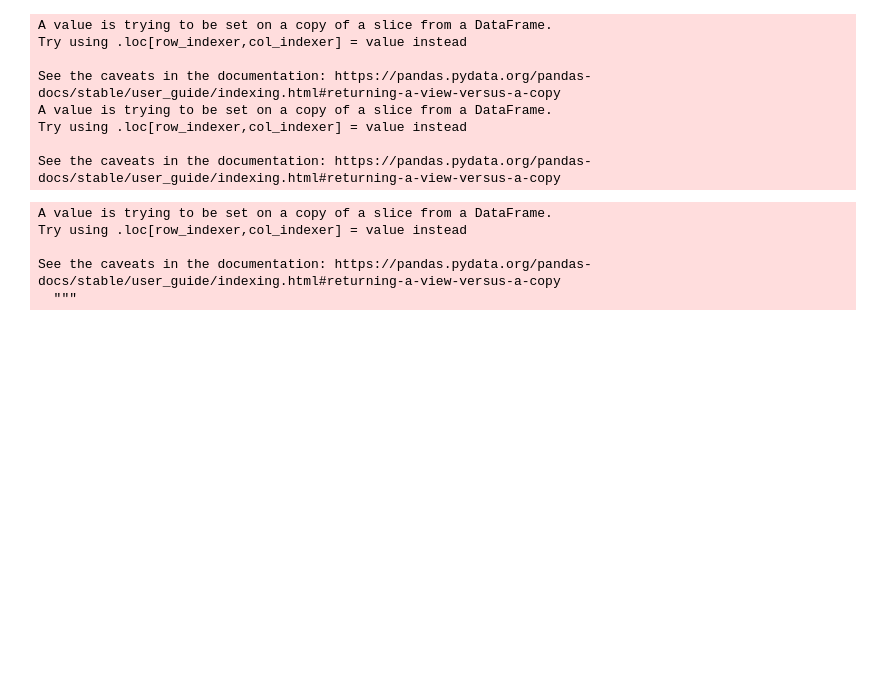
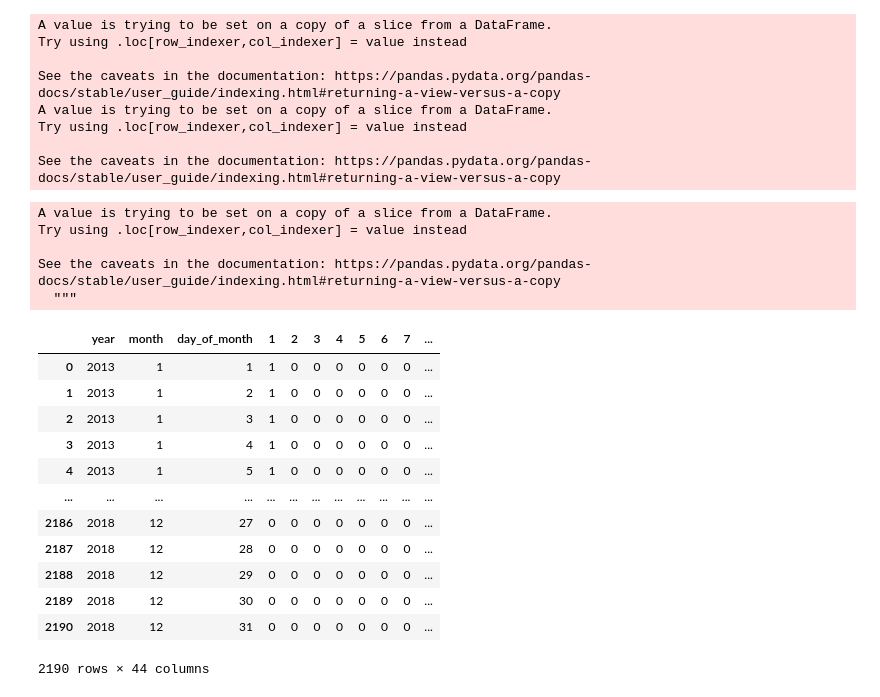
Before and after one commit to Hgithubacct/solar_output, a Jupyter notebook: Linear Regression Prediction for next 30 days of solar panel usage 2019.ipynb, the cells around one changed output. Cells and saved outputs as stored; diff of their text form; code cells hidden in the pictures; blank space fills up the shorter version.

```diff
--- a/Linear Regression Prediction for next 30 days of solar panel usage 2019.ipynb
+++ b/Linear Regression Prediction for next 30 days of solar panel usage 2019.ipynb
@@ -138,28 +145,42 @@ def day_dums(data):
 # %%
 def pipeline(dataframe):
     dummies = day_dums(dataframe)
     T_1 = mv_avg(dataframe)
     T_2 = year_over_yr(T_1)
     T = pd.merge(dummies, T_2, on=['year', 'month', 'day_of_month'],how='outer')
     return T
 pd.set_option("display.max_rows",300)
 
 
 data = pipeline(analyze)
 #display(data.head(5))
 
 
 train = data[data['year'] < 2019]
 train = train[(train['month']!=2) | (train['day_of_month']!= 29)]
 test = data[data['year']==2019]
 train[pd.isnull(train).any(axis=1)]
 y = train.pop('target')
+train
 # %% [output]
 A value is trying to be set on a copy of a slice from a DataFrame.
 Try using .loc[row_indexer,col_indexer] = value instead
 
 See the caveats in the documentation: https://pandas.pydata.org/pandas-docs/stable/user_guide/indexing.html#returning-a-view-versus-a-copy
   """
+|  | year | month | day_of_month | 1 | 2 | 3 | 4 | 5 | 6 | 7 | ... |
+| 0 | 2013 | 1 | 1 | 1 | 0 | 0 | 0 | 0 | 0 | 0 | ... |
+| 1 | 2013 | 1 | 2 | 1 | 0 | 0 | 0 | 0 | 0 | 0 | ... |
+| 2 | 2013 | 1 | 3 | 1 | 0 | 0 | 0 | 0 | 0 | 0 | ... |
+| 3 | 2013 | 1 | 4 | 1 | 0 | 0 | 0 | 0 | 0 | 0 | ... |
+| 4 | 2013 | 1 | 5 | 1 | 0 | 0 | 0 | 0 | 0 | 0 | ... |
+| ... | ... | ... | ... | ... | ... | ... | ... | ... | ... | ... | ... |
+| 2186 | 2018 | 12 | 27 | 0 | 0 | 0 | 0 | 0 | 0 | 0 | ... |
+| 2187 | 2018 | 12 | 28 | 0 | 0 | 0 | 0 | 0 | 0 | 0 | ... |
+| 2188 | 2018 | 12 | 29 | 0 | 0 | 0 | 0 | 0 | 0 | 0 | ... |
+| 2189 | 2018 | 12 | 30 | 0 | 0 | 0 | 0 | 0 | 0 | 0 | ... |
+| 2190 | 2018 | 12 | 31 | 0 | 0 | 0 | 0 | 0 | 0 | 0 | ... |
+2190 rows × 44 columns
 # %%
 from sklearn.linear_model import LinearRegression
 train = train.drop(columns=['year', 'month', 'day_of_month'])
```
Also changed, not shown: parts of 7 cells of this notebook.
